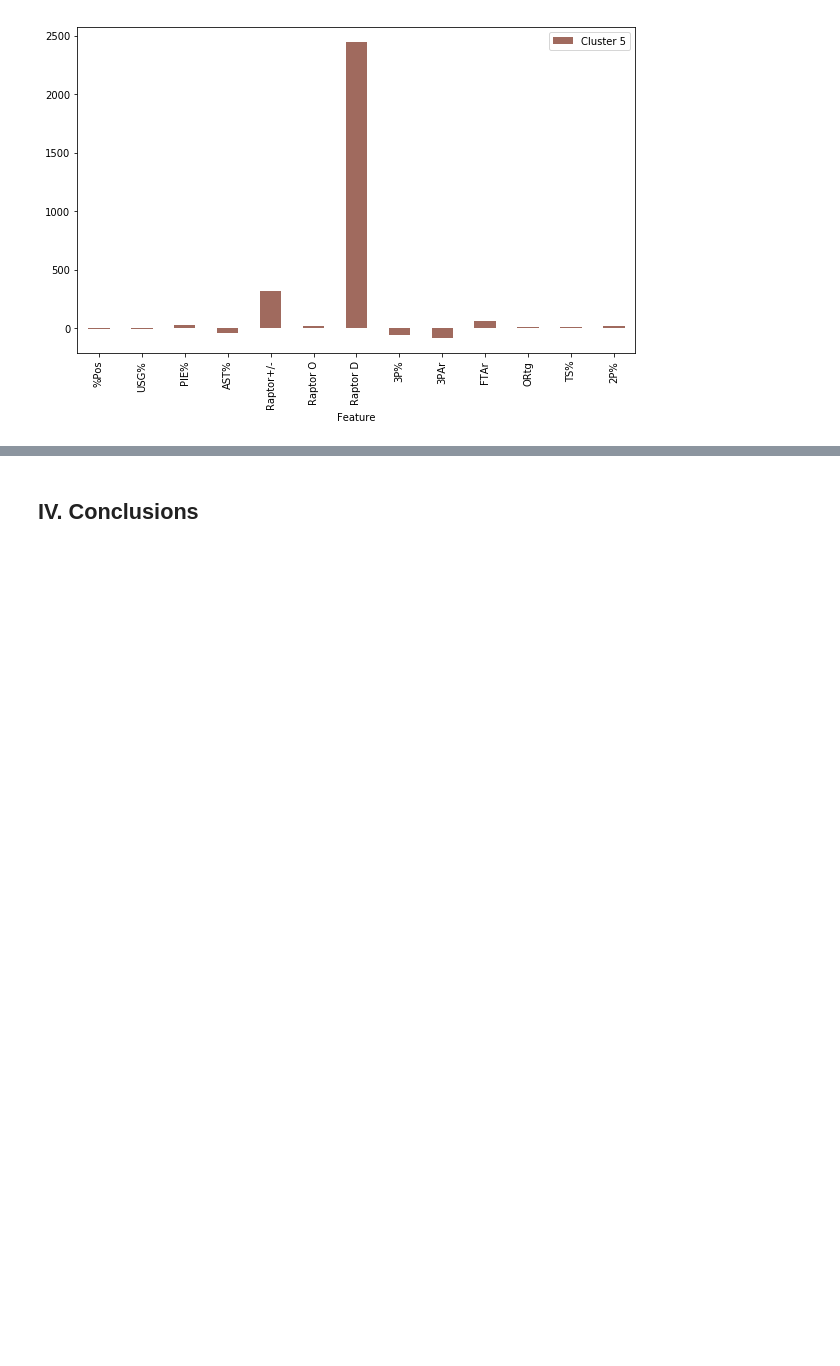
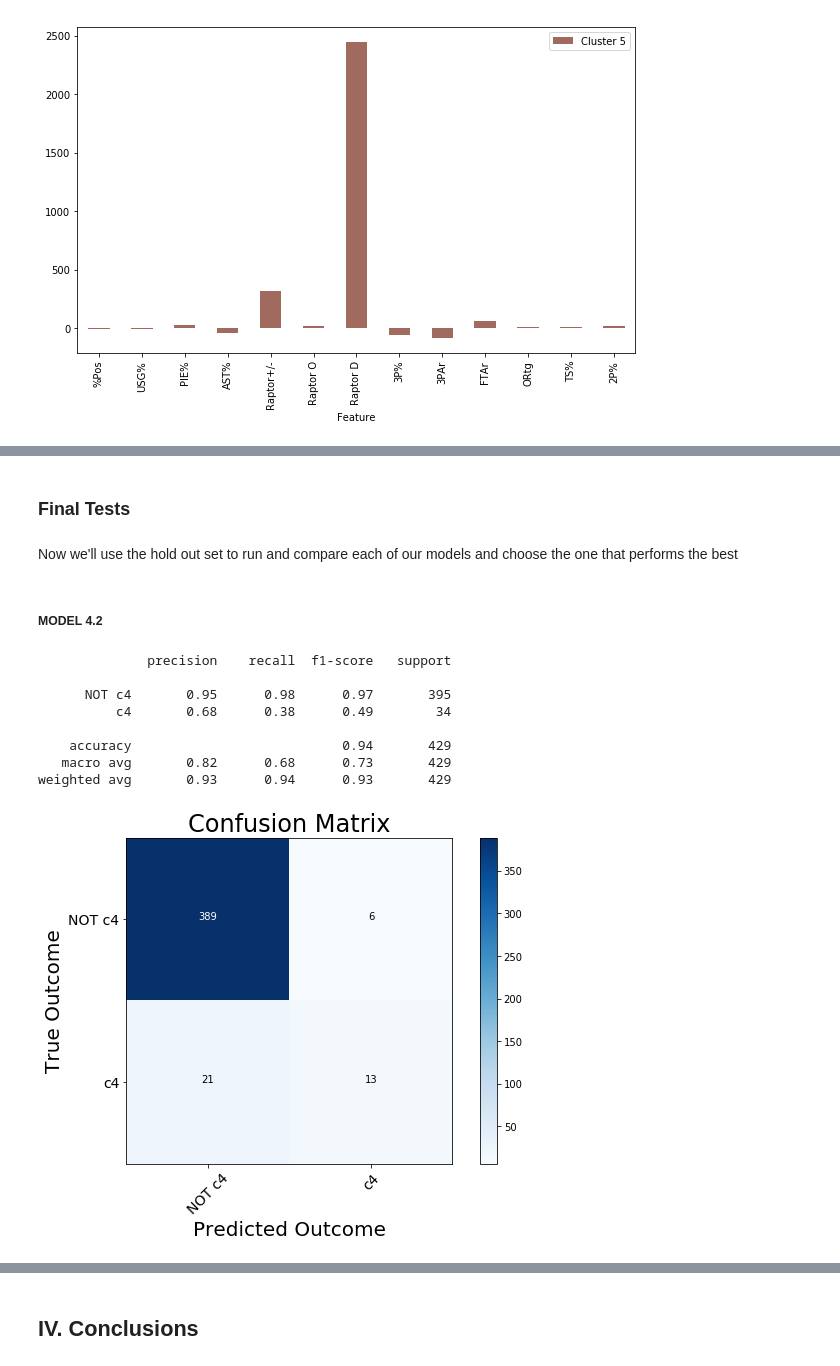
Before and after one commit to chum46/AI-Scout-Pro-Basketball, a Jupyter notebook: notebooks/report/final_notebook.ipynb, the cells around one changed output, grey strips where cells are left out. Saved outputs shown, nothing was run; the diff lists cells and outputs as text; code cells hidden in the pictures; blank space fills up the shorter version.

```diff
--- a/notebooks/report/final_notebook.ipynb
+++ b/notebooks/report/final_notebook.ipynb
@@ -674,0 +906,23 @@ cf.bar_features(fi5, 'Cluster 5', '#a06a5e')
+# %% [markdown]
+### Final Tests
+# %% [markdown]
+Now we'll use the hold out set to run and compare each of our models and choose the one that performs the best
+# %% [markdown]
+##### MODEL 4.2
+# %%
+predicted4_2 = model4_2.predict(X_test)
+print (metrics.classification_report(y_test, predicted4_2))
+
+y_hat_test = model4_2.predict(X_test)
+pred_cnf_matrix4_2 = confusion_matrix(y_test, y_hat_test, labels = ['NOT c4', 'c4'])
+recall, precision = mf.show_cm(pred_cnf_matrix4_2, ['NOT c4', 'c4'])
+# %% [output]
+              precision    recall  f1-score   support
+
+      NOT c4       0.95      0.98      0.97       395
+          c4       0.68      0.38      0.49        34
+
+    accuracy                           0.94       429
+   macro avg       0.82      0.68      0.73       429
+weighted avg       0.93      0.94      0.93       429
+[figure, added]
```
Also changed, not shown: parts of 57 cells of this notebook, 4 other files.
